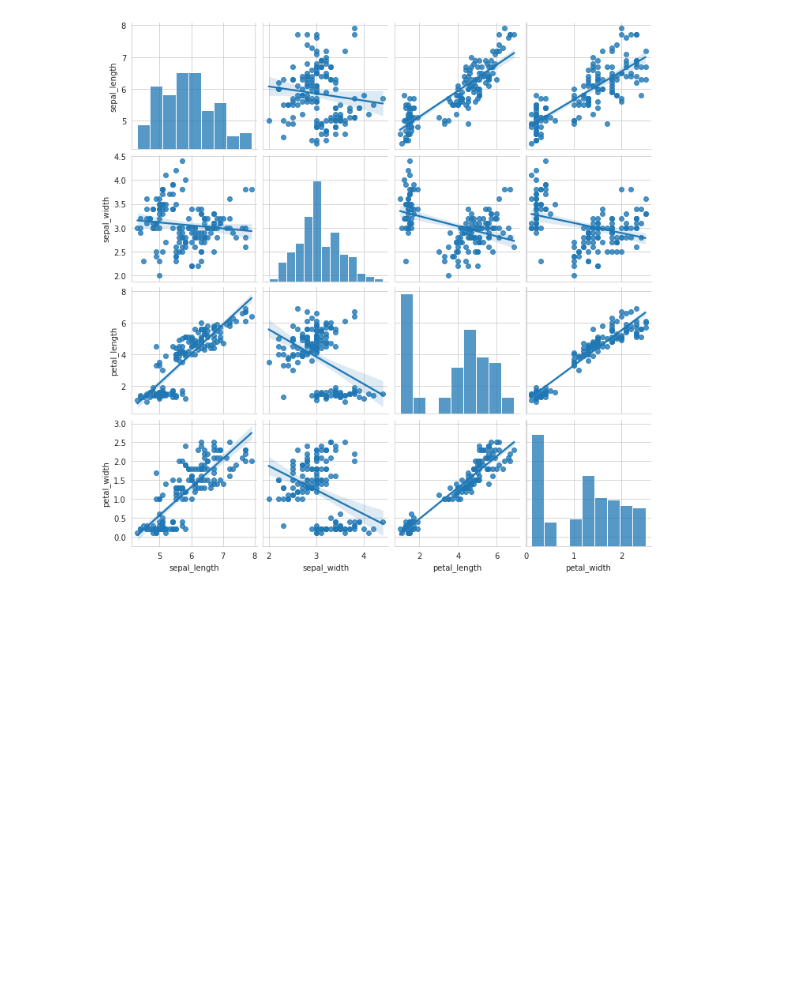
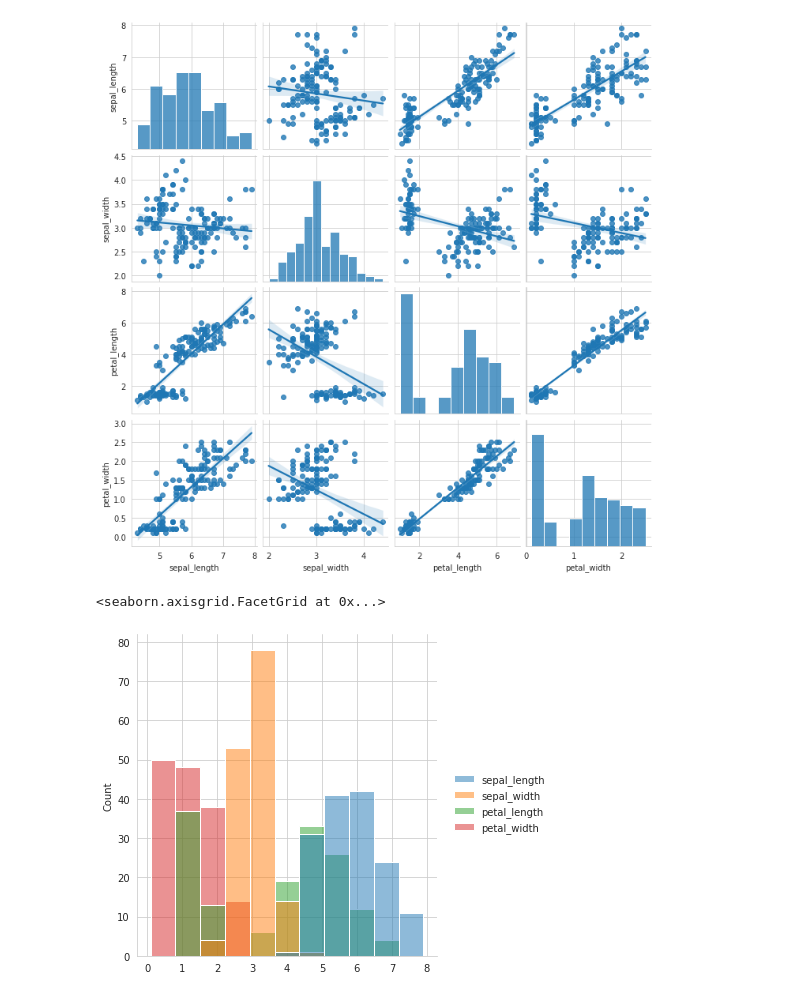
Before and after one commit to Bhagyamol/DES-LAB, a Jupyter notebook: CYCLE-3/CYCLE 3.ipynb, the cells around one changed output. Saved outputs shown, nothing was run; the diff lists cells and outputs as text; code cells hidden in the pictures; blank space fills up the shorter version.

```diff
--- a/CYCLE-3/CYCLE 3.ipynb
+++ b/CYCLE-3/CYCLE 3.ipynb
@@ -87,3 +87,8 @@ sns.pairplot(iris,kind="reg")
 # %% [output]
 <seaborn.axisgrid.PairGrid at 0x...>
 [figure]
+# %%
+sns.displot(iris)
+# %% [output]
+<seaborn.axisgrid.FacetGrid at 0x...>
+[figure, added]
```
Also changed, not shown: parts of 4 cells of this notebook.
